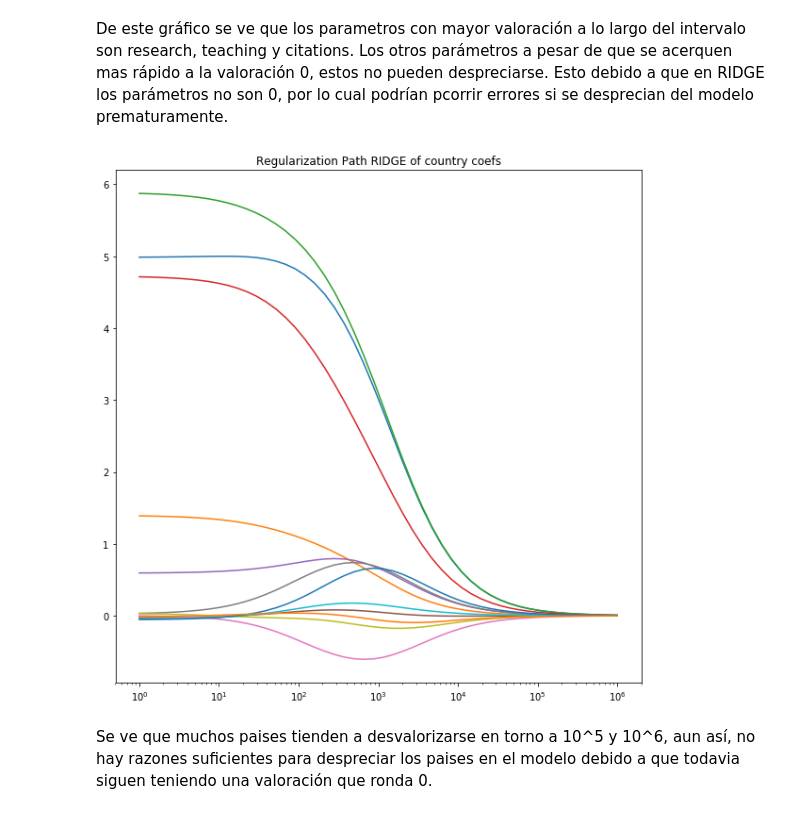
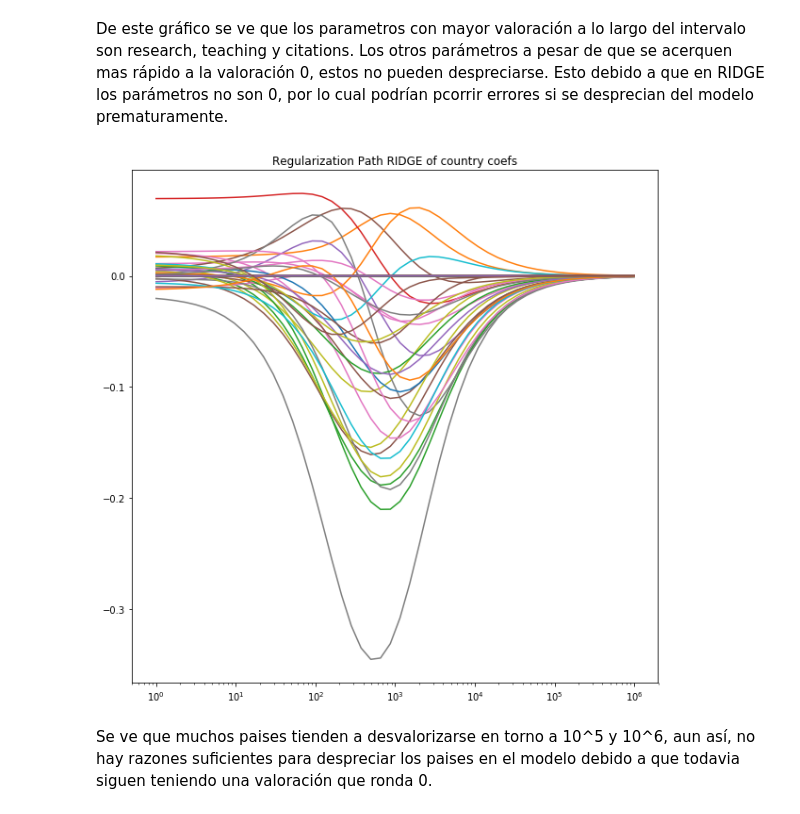
Before and after one commit to JaimeZamoranoUSM/MachineLearning, a Jupyter notebook: Tarea_1-Tapia-Zamorano.ipynb, the cells around one changed output. Drawn from its saved outputs; the diff is of its cells as text; code cells hidden in the pictures.

```diff
--- a/Tarea_1-Tapia-Zamorano.ipynb
+++ b/Tarea_1-Tapia-Zamorano.ipynb
@@ -279,22 +272,22 @@ De este gráfico se ve que los parametros con mayor valoración a lo largo del i
 # %%
 names_regressors = nuevo_df.drop(["total_score","world_rank","university_name", "country_Turkey"],axis=1).columns
 alphas_ = np.logspace(0,6,base=10)
 coefs = []
 model = Ridge(fit_intercept=True,solver='svd')
 for a in alphas_:
     model.set_params(alpha=a)
     model.fit(X_train_scaled, y_train)
     coefs.append(model.coef_)
 ax = plt.gca()
 plt.rcParams['figure.figsize'] = [10,10]
 for y_arr, label in zip(np.squeeze(coefs).T, names_regressors):
-    if "country" not in label:
+    if "country" in label:
         plt.plot(alphas_, y_arr)
 ax.set_xscale('log')
 plt.title('Regularization Path RIDGE of country coefs')
 plt.show()
 # %% [output]
-[figure, old version]
+[figure, new version]
 # %% [markdown]
 Se ve que muchos paises tienden a desvalorizarse en torno a 10^5 y 10^6, aun así, no hay razones suficientes para despreciar los paises en el modelo debido a que todavia siguen teniendo una valoración que ronda 0.
 # %% [markdown]
```
Also changed, not shown: parts of 16 cells of this notebook.
